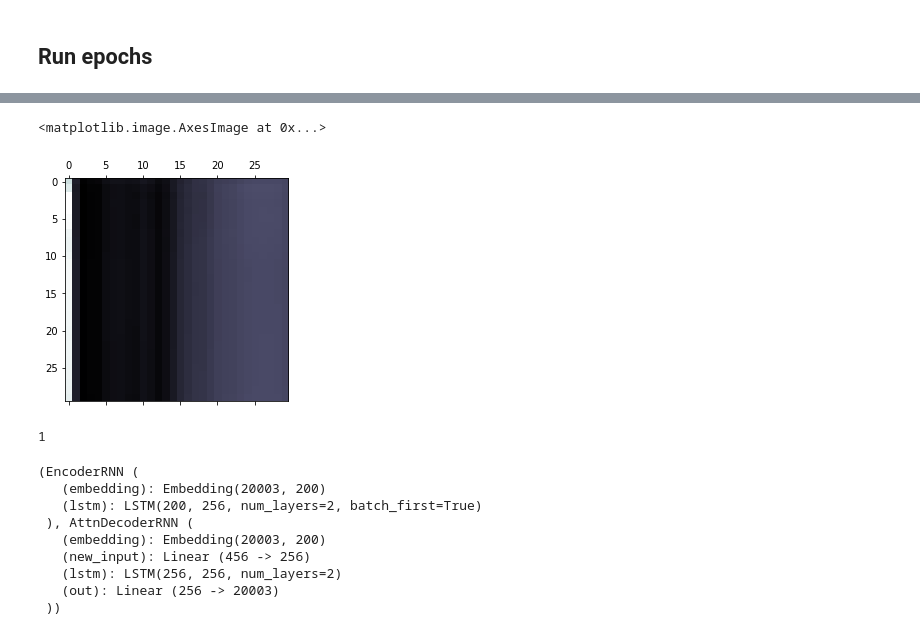
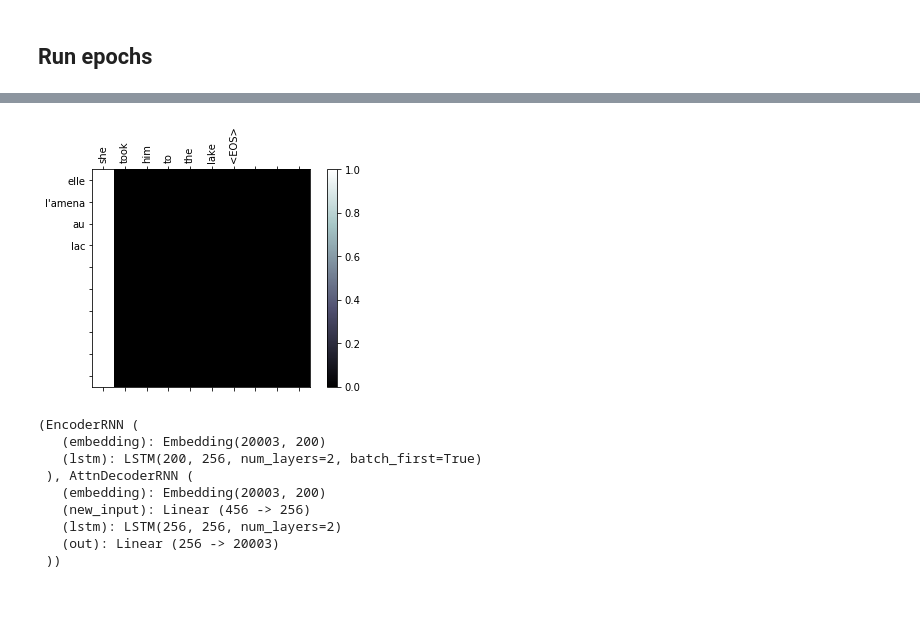
Before and after one commit to Runze/seq2seq-translation-attention, a Jupyter notebook: translate.ipynb, the cells around one changed output, grey strips where cells are left out. Drawn from its saved outputs; the diff is of its cells as text; code cells hidden in the pictures; blank space fills up the shorter version.

```diff
--- a/translate.ipynb
+++ b/translate.ipynb
@@ -581,13 +714,7 @@ sys.stdout = orig_stdout
-# %%
-plt.matshow(decoder_attentions[0], cmap='bone')
-# %% [output]
-<matplotlib.image.AxesImage at 0x...>
-[figure, removed]
-# %%
-sys.stdout = orig_stdout
-print(1)
-# %% [output]
-1
+# %%
+input_sentences, target_sentences, output_sentences, decoder_attentions, attention_plots = translate_tests(X_id_padded_train[1:2], y_id_padded_train[1:2])
+# %% [output]
+[figure, added]
 # %%
 encoder = torch.load('output/encoder_29')
 decoder = torch.load('output/decoder_29')
```
Also changed, not shown: parts of 43 cells of this notebook.
